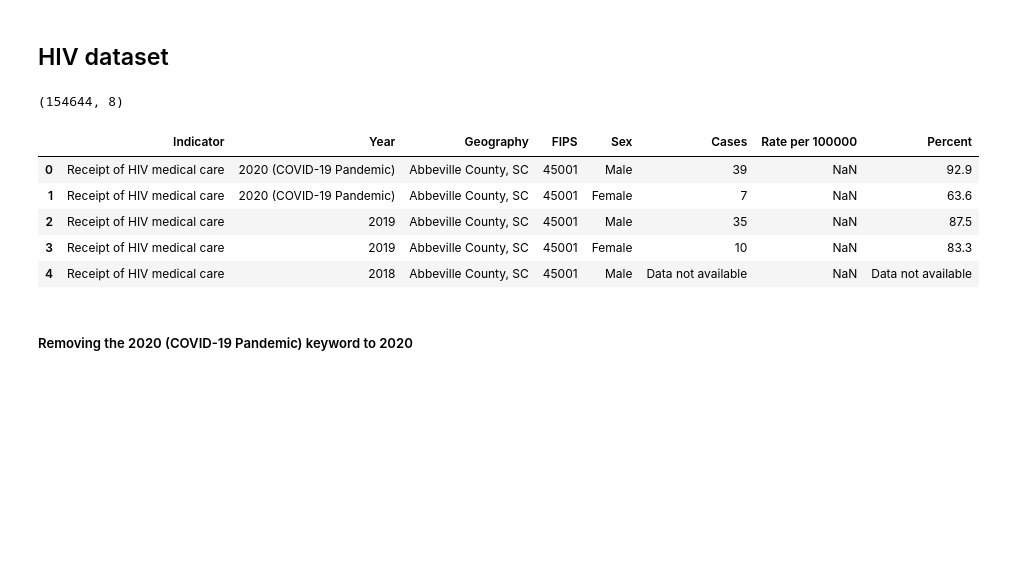
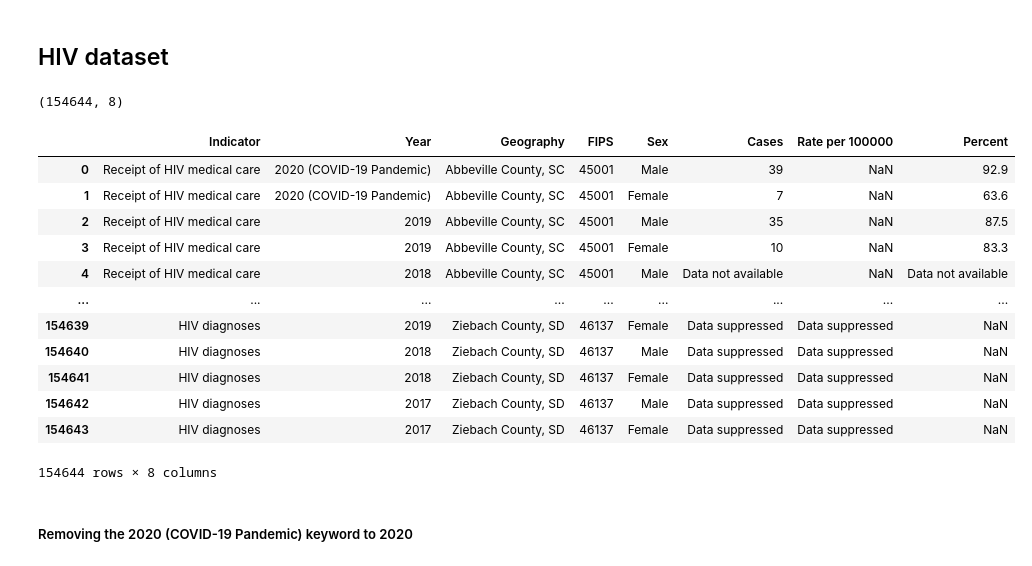
Before and after one commit to JayRPhilbrick/bdsi22dataminingsti, a Jupyter notebook: notebooks/HIV_cleaning.ipynb, the cells around one changed output. Saved outputs shown, nothing was run; the diff lists cells and outputs as text; code cells hidden in the pictures; blank space fills up the shorter version.

```diff
--- a/notebooks/HIV_cleaning.ipynb
+++ b/notebooks/HIV_cleaning.ipynb
@@ -10,12 +10,19 @@ import numpy as np
 # %%
 data = pd.read_csv("../Data/Raw/CDC/CDCHIVcountyracesex2017_2020.csv",skiprows=10)
 print(data.shape)
-data.head()
+data
 # %% [output]
 (154644, 8)
 |  | Indicator | Year | Geography | FIPS | Sex | Cases | Rate per 100000 | Percent |
 | 0 | Receipt of HIV medical care | 2020 (COVID-19 Pandemic) | Abbeville County, SC | 45001 | Male | 39 | NaN | 92.9 |
 | 1 | Receipt of HIV medical care | 2020 (COVID-19 Pandemic) | Abbeville County, SC | 45001 | Female | 7 | NaN | 63.6 |
 | 2 | Receipt of HIV medical care | 2019 | Abbeville County, SC | 45001 | Male | 35 | NaN | 87.5 |
 | 3 | Receipt of HIV medical care | 2019 | Abbeville County, SC | 45001 | Female | 10 | NaN | 83.3 |
 | 4 | Receipt of HIV medical care | 2018 | Abbeville County, SC | 45001 | Male | Data not available | NaN | Data not available |
+| ... | ... | ... | ... | ... | ... | ... | ... | ... |
+| 154639 | HIV diagnoses | 2019 | Ziebach County, SD | 46137 | Female | Data suppressed | Data suppressed | NaN |
+| 154640 | HIV diagnoses | 2018 | Ziebach County, SD | 46137 | Male | Data suppressed | Data suppressed | NaN |
+| 154641 | HIV diagnoses | 2018 | Ziebach County, SD | 46137 | Female | Data suppressed | Data suppressed | NaN |
+| 154642 | HIV diagnoses | 2017 | Ziebach County, SD | 46137 | Male | Data suppressed | Data suppressed | NaN |
+| 154643 | HIV diagnoses | 2017 | Ziebach County, SD | 46137 | Female | Data suppressed | Data suppressed | NaN |
+154644 rows × 8 columns
```
Also changed, not shown: parts of 11 cells of this notebook, 2 other files.
